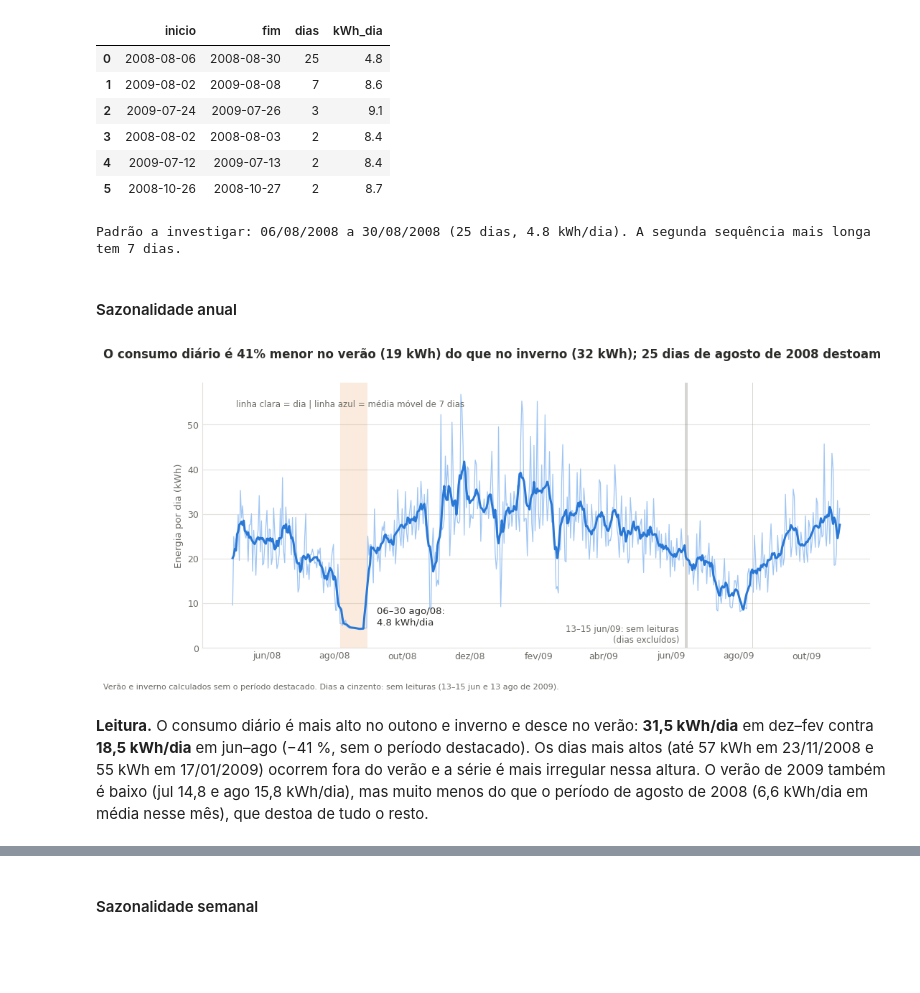
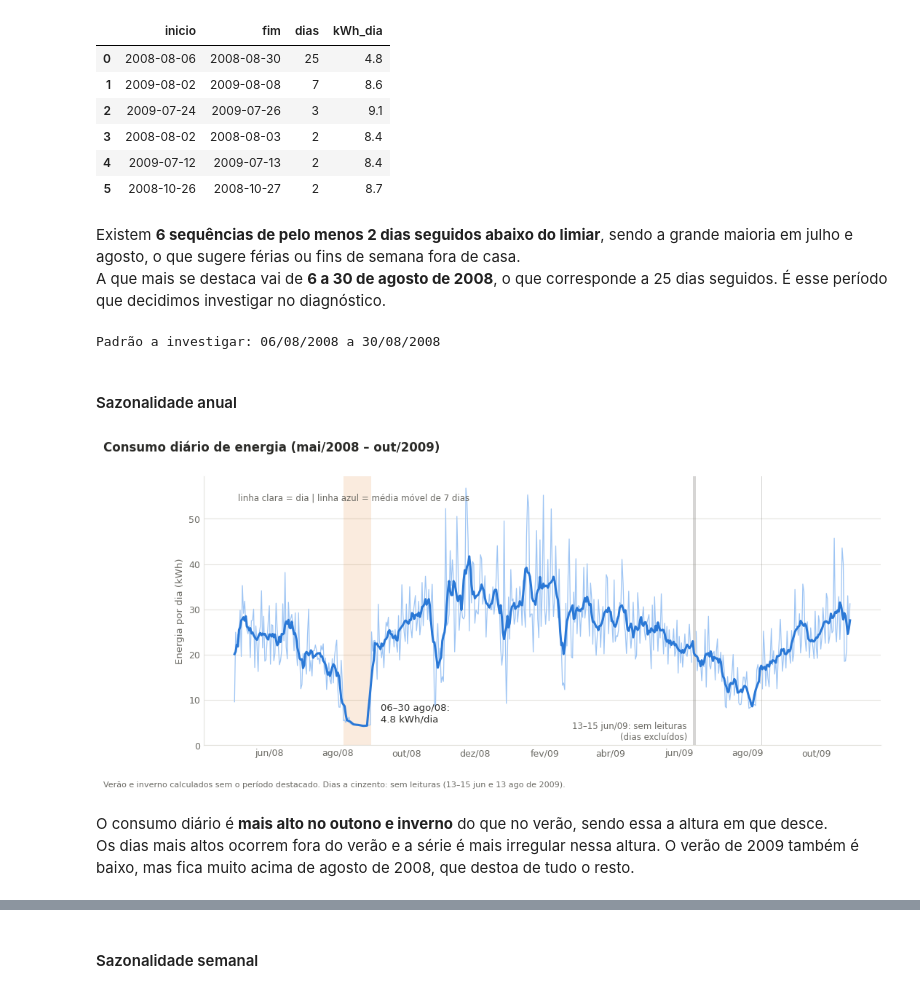
Before and after one commit to leonorrebola9/LusoEnergy_Project, a Jupyter notebook: 01_parteI_II.ipynb, the cells around one changed output, grey strips where cells are left out. Drawn from its saved outputs; the diff is of its cells as text; code cells hidden in the pictures; blank space fills up the shorter version.

```diff
--- a/01_parteI_II.ipynb
+++ b/01_parteI_II.ipynb
@@ -927,15 +932,18 @@ Limiar: 9.7 kWh/dia
 | 3 | 2008-08-02 | 2008-08-03 | 2 | 8.4 |
 | 4 | 2009-07-12 | 2009-07-13 | 2 | 8.4 |
 | 5 | 2008-10-26 | 2008-10-27 | 2 | 8.7 |
-# %%
-# A sequência mais longa é o padrão a investigar
-AUS_INI, AUS_FIM = corridas.loc[0, "inicio"], corridas.loc[0, "fim"]
-em_aus = (diario.index >= AUS_INI) & (diario.index <= AUS_FIM)
-REF_INI, REF_FIM = pd.Timestamp("2008-09-01"), pd.Timestamp("2008-09-30")      # mês seguinte, como referência
-print(f"Padrão a investigar: {AUS_INI:%d/%m/%Y} a {AUS_FIM:%d/%m/%Y} ({corridas.loc[0, 'dias']} dias, "
-      f"{corridas.loc[0, 'kWh_dia']} kWh/dia). A segunda sequência mais longa tem {corridas.loc[1, 'dias']} dias.")
-# %% [output]
-Padrão a investigar: 06/08/2008 a 30/08/2008 (25 dias, 4.8 kWh/dia). A segunda sequência mais longa tem 7 dias.
+# %% [markdown]
+Existem **6 sequências de pelo menos 2 dias seguidos abaixo do limiar**, sendo a grande maioria em julho e agosto, o que sugere férias ou fins de semana fora de casa. \
+A que mais se destaca vai de **6 a 30 de agosto de 2008**, o que corresponde a 25 dias seguidos. É esse período que decidimos investigar no diagnóstico.
+# %%
+# A sequência mais longa é o padrão a investigar
+AUS_INI, AUS_FIM = corridas.loc[0, "inicio"], corridas.loc[0, "fim"]
+em_aus = (diario.index >= AUS_INI) & (diario.index <= AUS_FIM)
+REF_INI, REF_FIM = pd.Timestamp("2008-07-01"), pd.Timestamp("2008-08-04")   # dias antes da saída, mesmo verão
+ROT_REF = f"{REF_INI:%d/%m} a {REF_FIM:%d/%m/%Y}"                            # gerado a partir das datas   # dias antes da saída, mesmo verão
+print(f"Padrão a investigar: {AUS_INI:%d/%m/%Y} a {AUS_FIM:%d/%m/%Y}")
+# %% [output]
+Padrão a investigar: 06/08/2008 a 30/08/2008
 # %% [markdown]
 #### Sazonalidade anual
 # %%
@@ -947,37 +955,37 @@ def plot_serie_diaria(diario, ini, fim, caminho_png=None):
     inv = sem_aus[sem_aus.index.month.isin([12, 1, 2])].mean()
     ver = sem_aus[sem_aus.index.month.isin([6, 7, 8])].mean()
     fig, ax = plt.subplots(figsize=(12, 4.8))
     ax.plot(s.index, s.values, color="#9ec5f4", lw=0.9)
     ax.plot(s.index, s.rolling(7, center=True, min_periods=4).mean(), color=AZUL, lw=2.2)
     ax.axvspan(ini, fim + pd.Timedelta(days=1), color=LARANJA, alpha=0.15, lw=0)
     ax.text(fim + pd.Timedelta(days=9), 7, f"{ini:%d}–{fim:%d} ago/08:\n{diario.loc[ini:fim, 'total'].mean():.1f} kWh/dia",
             fontsize=9.5, color=TINTA, va="center")
     falta = s[s.isna()].index
     for d in falta:
         ax.axvspan(d, d + pd.Timedelta(days=1), color="#8a8984", alpha=0.35, lw=0)
     ax.text(falta[0] - pd.Timedelta(days=5), 3, "13–15 jun/09: sem leituras\n(dias excluídos)", fontsize=8.5,
             color=TINTA_2, ha="right", va="center")
     ax.set_ylim(0, None)
     ax.xaxis.set_major_locator(mdates.MonthLocator(interval=2))
     ax.xaxis.set_major_formatter(FuncFormatter(lambda x, _: (lambda d: f"{MESES_PT[d.month - 1]}/{d:%y}")(mdates.num2date(x))))
     ax.set_ylabel("Energia por dia (kWh)", fontsize=9.5, color=TINTA_2)
     estilo(ax)
     ax.text(s.index[3], s.max() * 0.98, "linha clara = dia | linha azul = média móvel de 7 dias",
             fontsize=8.5, color=TINTA_2, va="top")
-    fig.suptitle(f"O consumo diário é {1 - ver / inv:.0%} menor no verão ({ver:.0f} kWh) do que no inverno ({inv:.0f} kWh); "
-                 f"25 dias de agosto de 2008 destoam", x=0.01, ha="left", fontsize=12, fontweight="bold", color=TINTA)
+    fig.suptitle(f"Consumo diário de energia (mai/2008 – out/2009)", x=0.01, ha="left", fontsize=12, fontweight="bold", color=TINTA)
     fig.text(0.01, -0.01, "Verão e inverno calculados sem o período destacado. Dias a cinzento: sem leituras (13–15 jun e 13 ago de 2009).",
              fontsize=8, color=TINTA_2)
     if caminho_png:
         fig.savefig(caminho_png, dpi=150, bbox_inches="tight", facecolor="white")
     return fig
 
 
 fig = plot_serie_diaria(diario, AUS_INI, AUS_FIM, "figures/2_1_anual_serie.png")
 plt.show()
 # %% [output]
-[figure, old version]
+[figure, new version]
 # %% [markdown]
-**Leitura.** O consumo diário é mais alto no outono e inverno e desce no verão: **31,5 kWh/dia** em dez–fev contra **18,5 kWh/dia** em jun–ago (−41 %, sem o período destacado). Os dias mais altos (até 57 kWh em 23/11/2008 e 55 kWh em 17/01/2009) ocorrem fora do verão e a série é mais irregular nessa altura. O verão de 2009 também é baixo (jul 14,8 e ago 15,8 kWh/dia), mas muito menos do que o período de agosto de 2008 (6,6 kWh/dia em média nesse mês), que destoa de tudo o resto.
+O consumo diário é **mais alto no outono e inverno** do que no verão, sendo essa a altura em que desce. \
+Os dias mais altos ocorrem fora do verão e a série é mais irregular nessa altura. O verão de 2009 também é baixo, mas fica muito acima de agosto de 2008, que destoa de tudo o resto.
 # %%
 def plot_composicao_mensal(diario, caminho_png=None):
```
Also changed, not shown: parts of 48 cells of this notebook, 14 other files.
